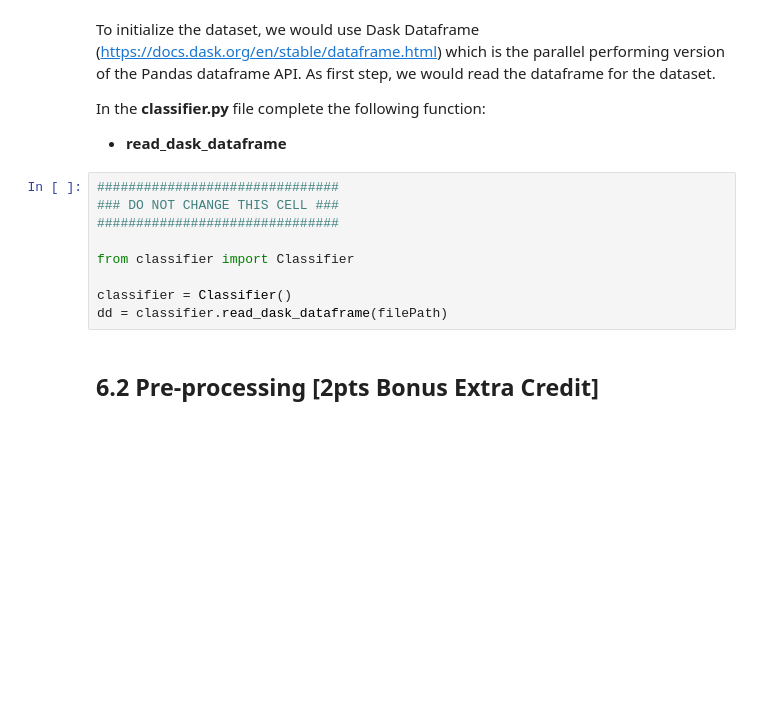
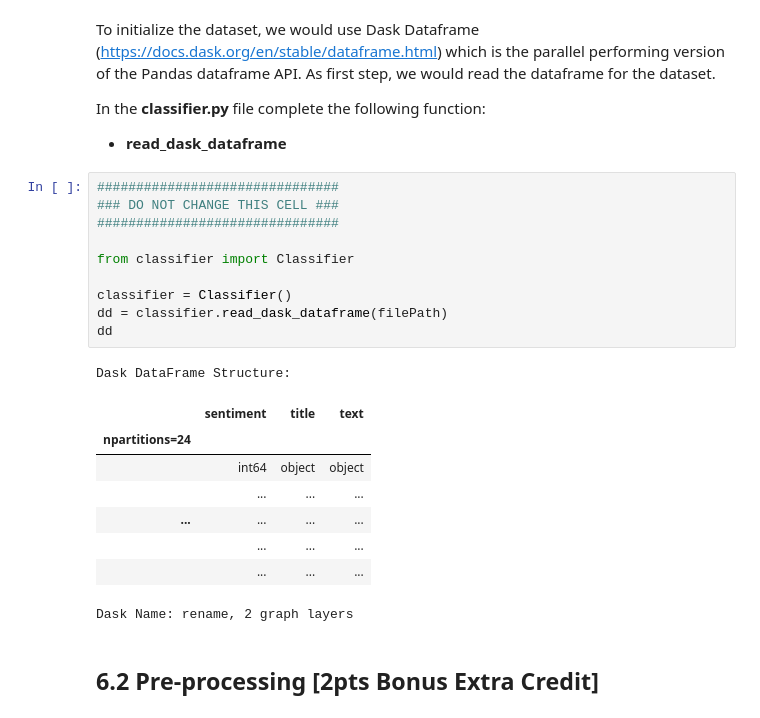
Before and after one commit to sejal-georgia-tech-omsa/CSE-8803, a Jupyter notebook: homeworks/HW2-Fall23-v0/hw2_code/HW2.ipynb, the cells around one changed output. Drawn from its saved outputs; the diff is of its cells as text; blank space fills up the shorter version.

```diff
--- a/homeworks/HW2-Fall23-v0/hw2_code/HW2.ipynb
+++ b/homeworks/HW2-Fall23-v0/hw2_code/HW2.ipynb
@@ -820,12 +820,23 @@ In the **classifier.py** file complete the following function:
 # %%
 ###############################
 ### DO NOT CHANGE THIS CELL ###
 ###############################
 
 from classifier import Classifier
 
 classifier = Classifier()
 dd = classifier.read_dask_dataframe(filePath)
+dd
+# %% [output]
+Dask DataFrame Structure:
+|  | sentiment | title | text |
+| npartitions=24 |  |  |  |
+|  | int64 | object | object |
+|  | ... | ... | ... |
+| ... | ... | ... | ... |
+|  | ... | ... | ... |
+|  | ... | ... | ... |
+Dask Name: rename, 2 graph layers
 # %% [markdown]
 ## 6.2 Pre-processing [2pts Bonus Extra Credit]
 # %% [markdown]
```
Also changed, not shown: parts of 9 cells of this notebook, 1 other file.
